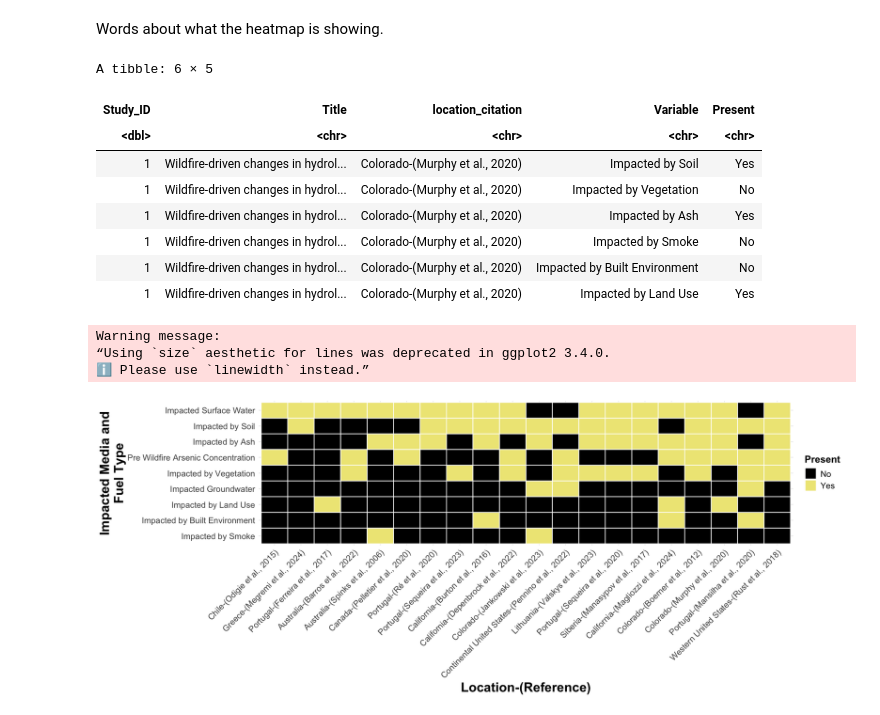
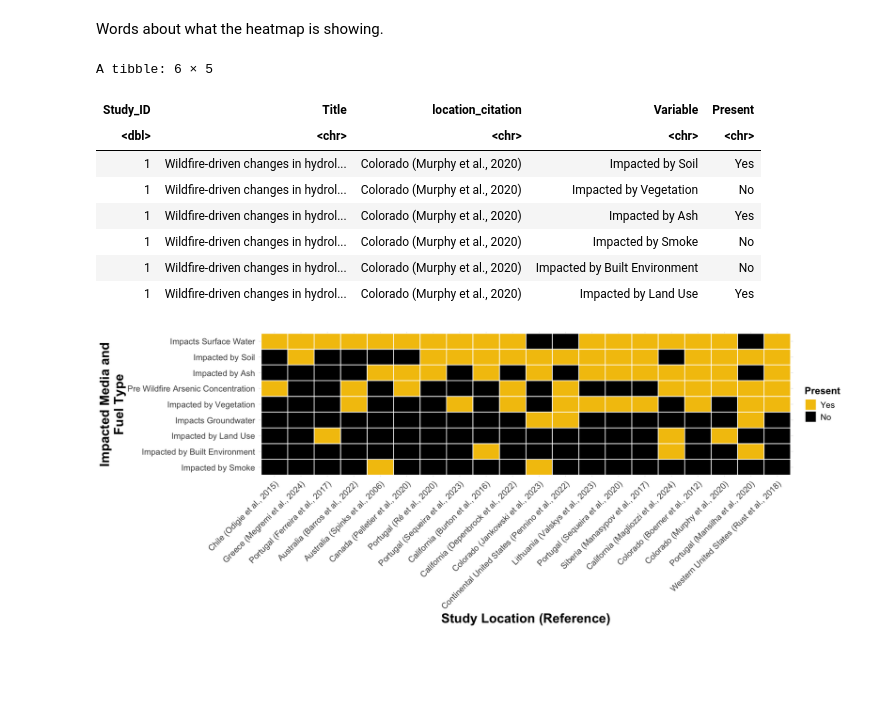
Before and after one commit to Ragerlab/Wildfire-Mobilization-of-Arsenic-into-Water-Resources-A-Systematic-Literature-Review, a Jupyter notebook: Figure 3.ipynb, the cells around one changed output. Saved outputs shown, nothing was run; the diff lists cells and outputs as text; code cells hidden in the pictures; blank space fills up the shorter version.

```diff
--- a/Figure 3.ipynb
+++ b/Figure 3.ipynb
@@ -41,12 +41,11 @@ A tibble: 6 × 13
 Words about what the heatmap is showing.
 # %%
 heatmap_df <- heatmap_data %>%
-    unite("location_citation", c("Location", "Citation"), sep = "-") %>%
+    unite("location_citation", c("Location", "Citation"), sep = " ") %>%
     #select( -Title, - Citation, -Location) %>%
     pivot_longer(cols = 4:12, names_to = "Variable", values_to = "Present") %>%
     # cleaning up variable names
-    mutate(Variable = str_replace_all(Variable, "_", " "),
-          Variable = str_replace_all(Variable, "Impacts", "Impacted")) %>%
+    mutate(Variable = str_replace_all(Variable, "_", " ")) %>%
     mutate(Present = ifelse(Present == 1, "Yes", "No"))
 
 head(heatmap_df)
@@ -54,12 +53,12 @@ head(heatmap_df)
 A tibble: 6 × 5
 | Study_ID | Title | location_citation | Variable | Present |
 | <dbl> | <chr> | <chr> | <chr> | <chr> |
-| 1 | Wildfire-driven changes in hydrol... | Colorado-(Murphy et al., 2020) | Impacted by Soil | Yes |
-| 1 | Wildfire-driven changes in hydrol... | Colorado-(Murphy et al., 2020) | Impacted by Vegetation | No |
-| 1 | Wildfire-driven changes in hydrol... | Colorado-(Murphy et al., 2020) | Impacted by Ash | Yes |
-| 1 | Wildfire-driven changes in hydrol... | Colorado-(Murphy et al., 2020) | Impacted by Smoke | No |
-| 1 | Wildfire-driven changes in hydrol... | Colorado-(Murphy et al., 2020) | Impacted by Built Environment | No |
-| 1 | Wildfire-driven changes in hydrol... | Colorado-(Murphy et al., 2020) | Impacted by Land Use | Yes |
+| 1 | Wildfire-driven changes in hydrol... | Colorado (Murphy et al., 2020) | Impacted by Soil | Yes |
+| 1 | Wildfire-driven changes in hydrol... | Colorado (Murphy et al., 2020) | Impacted by Vegetation | No |
+| 1 | Wildfire-driven changes in hydrol... | Colorado (Murphy et al., 2020) | Impacted by Ash | Yes |
+| 1 | Wildfire-driven changes in hydrol... | Colorado (Murphy et al., 2020) | Impacted by Smoke | No |
+| 1 | Wildfire-driven changes in hydrol... | Colorado (Murphy et al., 2020) | Impacted by Built Environment | No |
+| 1 | Wildfire-driven changes in hydrol... | Colorado (Murphy et al., 2020) | Impacted by Land Use | Yes |
 # %%
 # ordering the df based on avg media/ fuel types and study averages
 ordered_var_df = heatmap_df %>%
@@ -74,29 +73,27 @@ ordered_study_df = heatmap_df %>%
     summarize(Avg_Count = mean(Count)) %>%
     arrange(Avg_Count)
 
+# putting into factors for ordering
 heatmap_df$Variable = factor(heatmap_df$Variable, levels = ordered_var_df$Variable)
 heatmap_df$location_citation = factor(heatmap_df$location_citation, levels = ordered_study_df$location_citation)
+heatmap_df$Present = factor(heatmap_df$Present, levels = c('Yes', 'No'))
 # %%
 options(repr.plot.width=15, repr.plot.height=6) #changing size
 
-ggplot(data = heatmap_df, aes(x= location_citation, y = Variable,
-                              fill = Present)) +
-  geom_tile(color = "white", size = 0.5) +
+ggplot(data = heatmap_df, aes(x = location_citation, y = Variable, fill = Present)) +
+  geom_tile(color = "white", linewidth = 0.5) +
 
   theme_minimal() +
-  theme(
-    axis.title = element_text(face = "bold", size = rel(1.7)),
+
+  theme(axis.title = element_text(face = "bold", size = rel(1.7)),
     axis.text.x = element_text(size = 12, angle = 45, hjust = 1),
     axis.text.y = element_text(size = 12),
     legend.title = element_text(face = "bold", size = 14),
     legend.text = element_text(size = 12), #changes legend text
     legend.position = "right") +
 
-  labs(y = "Impacted Media and\nFuel Type", x = "Location-(Reference)") +
+  labs(y = "Impacted Media and\nFuel Type", x = "Study Location (Reference)") +
 
-  scale_fill_manual(values = c("Yes" = "khaki2", "No" = "black"))
+  scale_fill_manual(values = c("Yes" = "#f3c30a", "No" = "black"))
 # %% [output]
-Warning message:
-“Using `size` aesthetic for lines was deprecated in ggplot2 3.4.0.
-ℹ Please use `linewidth` instead.”
-[figure, old version]
+[figure, new version]
```
Also changed, not shown: parts of 1 cell of this notebook.
